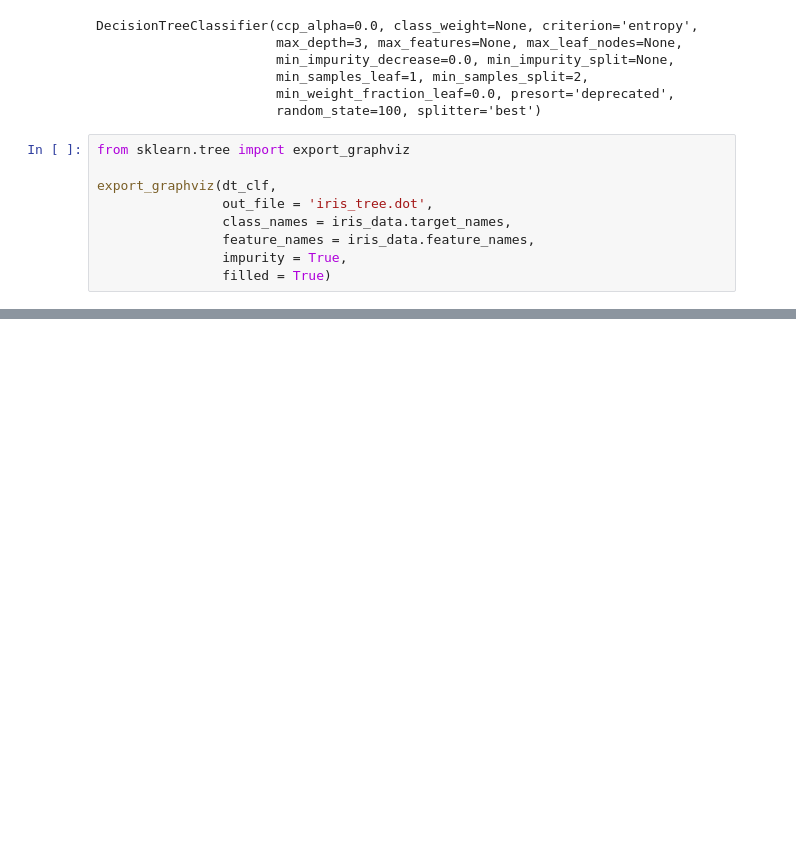
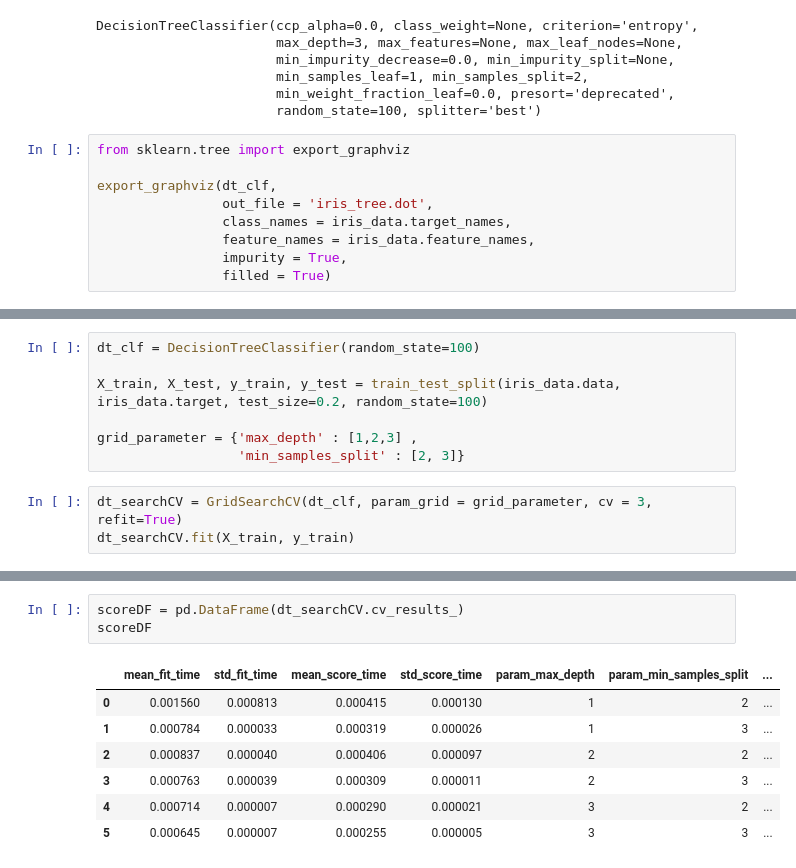
Before and after one commit to Supreme-YS/ML, a Jupyter notebook: cross_validation_ml[02].ipynb, the cells around one changed output, grey strips where cells are left out. Saved outputs shown, nothing was run; the diff lists cells and outputs as text; blank space fills up the shorter version.

```diff
--- a/cross_validation_ml[02].ipynb
+++ b/cross_validation_ml[02].ipynb
@@ -124,0 +148,10 @@ graphviz.Source(dot_graph)
+# %%
+dt_clf = DecisionTreeClassifier(random_state=100)
+
+X_train, X_test, y_train, y_test = train_test_split(iris_data.data, iris_data.target, test_size=0.2, random_state=100)
+
+grid_parameter = {'max_depth' : [1,2,3] ,
+                  'min_samples_split' : [2, 3]}
+# %%
+dt_searchCV = GridSearchCV(dt_clf, param_grid = grid_parameter, cv = 3, refit=True)
+dt_searchCV.fit(X_train, y_train)
@@ -124,0 +196,11 @@ graphviz.Source(dot_graph)
+# %%
+scoreDF = pd.DataFrame(dt_searchCV.cv_results_)
+scoreDF
+# %% [output]
+|  | mean_fit_time | std_fit_time | mean_score_time | std_score_time | param_max_depth | param_min_samples_split | ... |
+| 0 | 0.001560 | 0.000813 | 0.000415 | 0.000130 | 1 | 2 | ... |
+| 1 | 0.000784 | 0.000033 | 0.000319 | 0.000026 | 1 | 3 | ... |
+| 2 | 0.000837 | 0.000040 | 0.000406 | 0.000097 | 2 | 2 | ... |
+| 3 | 0.000763 | 0.000039 | 0.000309 | 0.000011 | 2 | 3 | ... |
+| 4 | 0.000714 | 0.000007 | 0.000290 | 0.000021 | 3 | 2 | ... |
+| 5 | 0.000645 | 0.000007 | 0.000255 | 0.000005 | 3 | 3 | ... |
```
Also changed, not shown: parts of 10 cells of this notebook.
